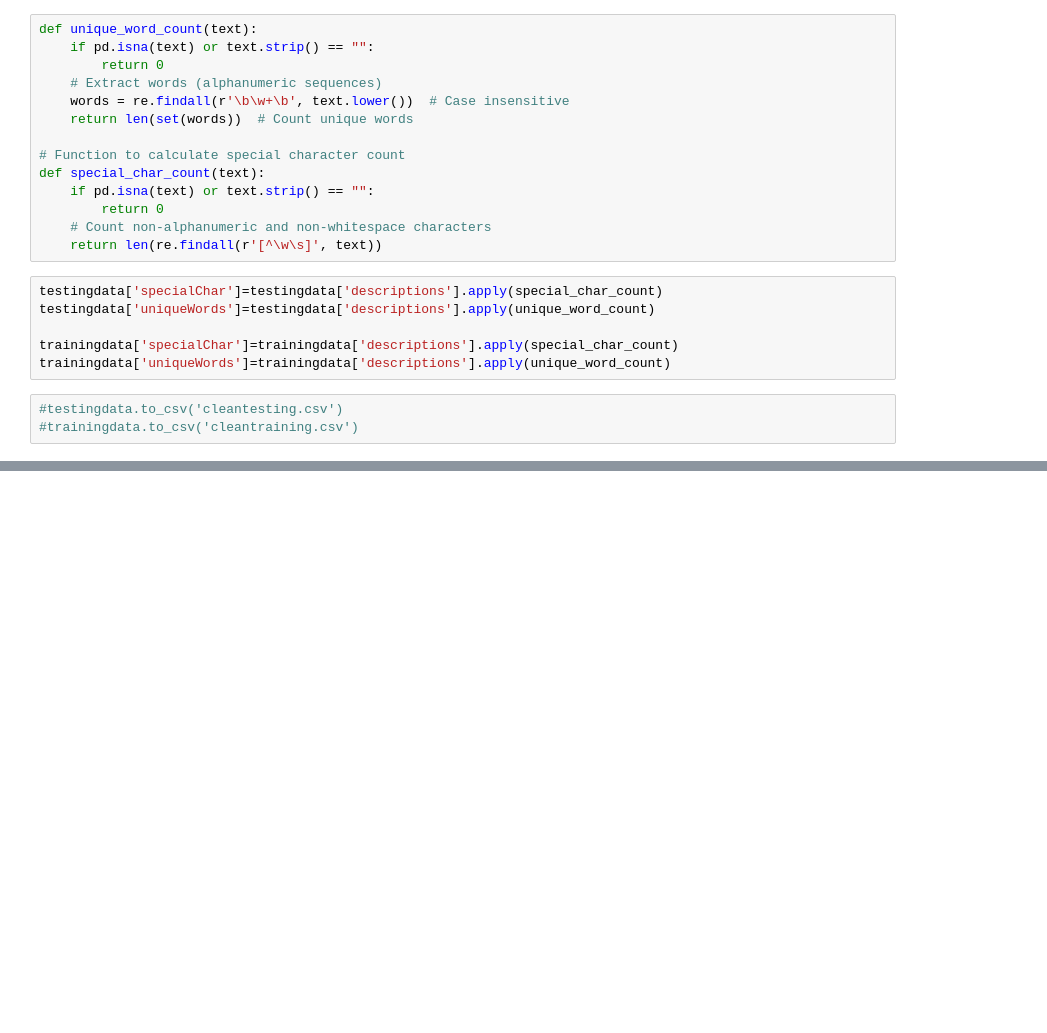
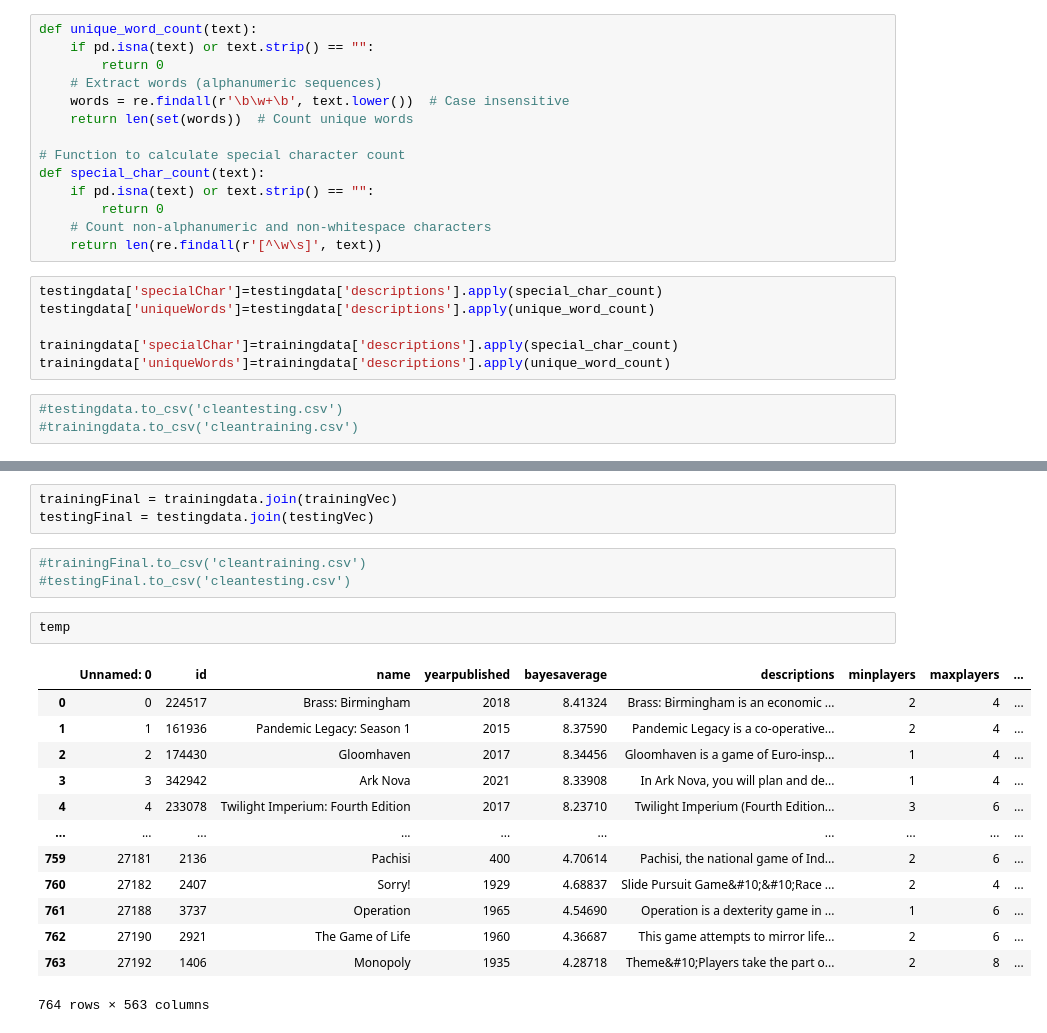
Before and after one commit to cchristensn/486MLProject, a Jupyter notebook: BoardgamesCleaning.ipynb, the cells around one changed output, grey strips where cells are left out. Saved outputs shown, nothing was run; the diff lists cells and outputs as text; blank space fills up the shorter version.

```diff
--- a/BoardgamesCleaning.ipynb
+++ b/BoardgamesCleaning.ipynb
@@ -105,0 +140,22 @@ trainingdata['uniqueWords']=trainingdata['descriptions'].apply(unique_word_count
+# %%
+trainingFinal = trainingdata.join(trainingVec)
+testingFinal = testingdata.join(testingVec)
+# %%
+#trainingFinal.to_csv('cleantraining.csv')
+#testingFinal.to_csv('cleantesting.csv')
+# %%
+temp
+# %% [output]
+|  | Unnamed: 0 | id | name | yearpublished | bayesaverage | descriptions | minplayers | maxplayers | ... |
+| 0 | 0 | 224517 | Brass: Birmingham | 2018 | 8.41324 | Brass: Birmingham is an economic ... | 2 | 4 | ... |
+| 1 | 1 | 161936 | Pandemic Legacy: Season 1 | 2015 | 8.37590 | Pandemic Legacy is a co-operative... | 2 | 4 | ... |
+| 2 | 2 | 174430 | Gloomhaven | 2017 | 8.34456 | Gloomhaven is a game of Euro-insp... | 1 | 4 | ... |
+| 3 | 3 | 342942 | Ark Nova | 2021 | 8.33908 | In Ark Nova, you will plan and de... | 1 | 4 | ... |
+| 4 | 4 | 233078 | Twilight Imperium: Fourth Edition | 2017 | 8.23710 | Twilight Imperium (Fourth Edition... | 3 | 6 | ... |
+| ... | ... | ... | ... | ... | ... | ... | ... | ... | ... |
+| 759 | 27181 | 2136 | Pachisi | 400 | 4.70614 | Pachisi, the national game of Ind... | 2 | 6 | ... |
+| 760 | 27182 | 2407 | Sorry! | 1929 | 4.68837 | Slide Pursuit Game&#10;&#10;Race ... | 2 | 4 | ... |
+| 761 | 27188 | 3737 | Operation | 1965 | 4.54690 | Operation is a dexterity game in ... | 1 | 6 | ... |
+| 762 | 27190 | 2921 | The Game of Life | 1960 | 4.36687 | This game attempts to mirror life... | 2 | 6 | ... |
+| 763 | 27192 | 1406 | Monopoly | 1935 | 4.28718 | Theme&#10;Players take the part o... | 2 | 8 | ... |
+764 rows × 563 columns
```
Also changed, not shown: parts of 6 cells of this notebook, 2 other files.
